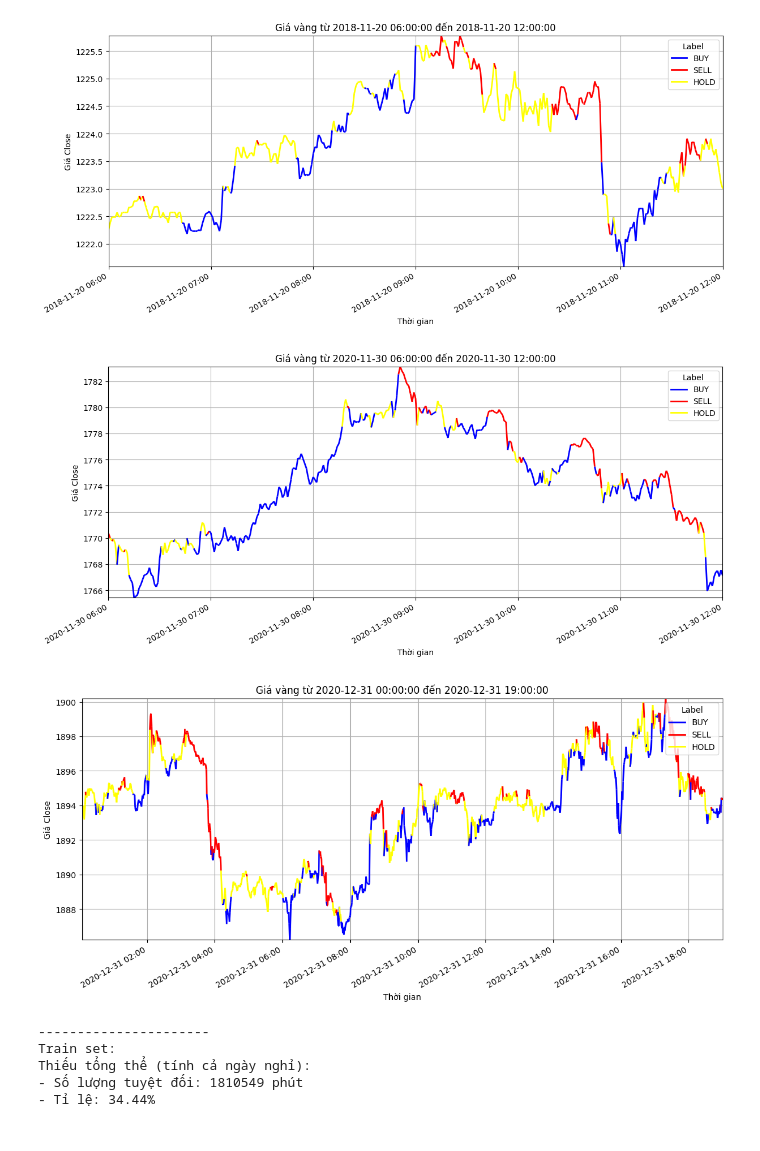
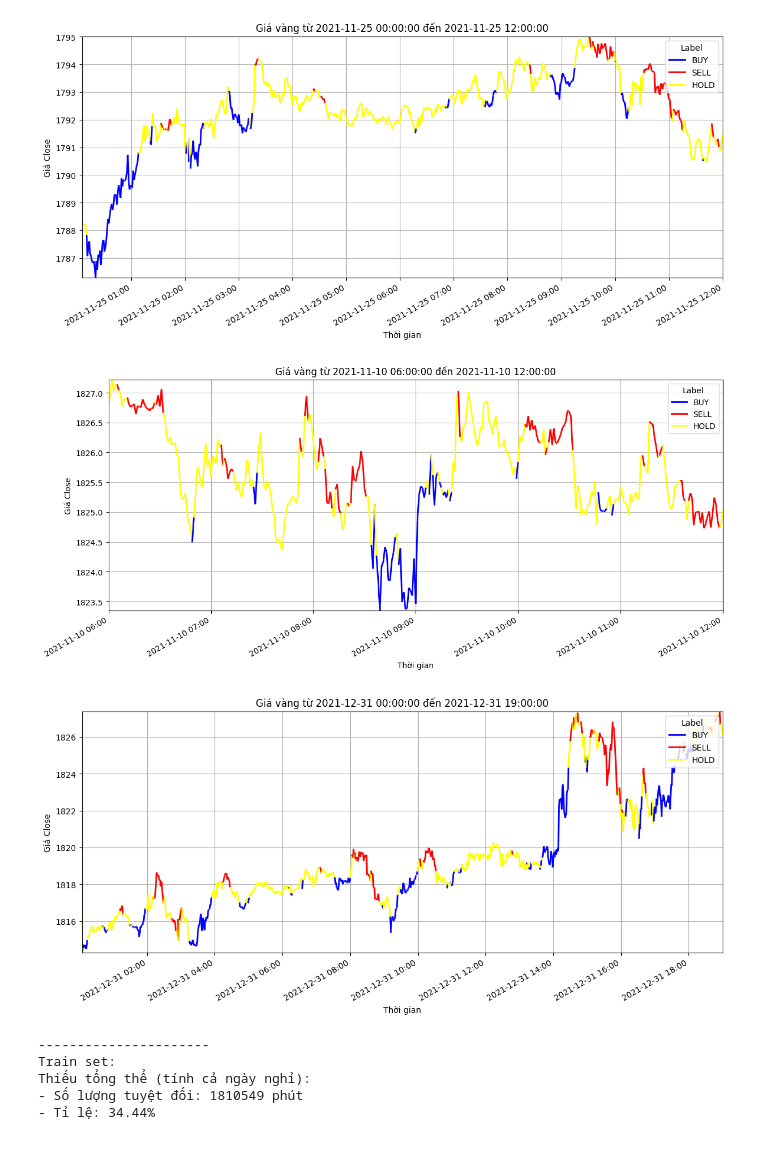
Before and after one commit to nguyenduchuyiu/xauusd-trading, a Jupyter notebook: analyst.ipynb, the cells around one changed output. Saved outputs shown, nothing was run; the diff lists cells and outputs as text; code cells hidden in the pictures.

```diff
--- a/analyst.ipynb
+++ b/analyst.ipynb
@@ -68,30 +68,30 @@ def plot_labeled_price_by_time(df, start_time, end_time):
 
     plt.show()
 # %%
-df = pd.read_csv('data/dynamic_labeled_train.csv')
+df = pd.read_csv('data/xauusd/labeled_dev.csv')
 plot_labeled_price_by_time(
     df,
-    start_time='2018-11-20 06:00:00',
-    end_time='2018-11-20 12:00:00'
+    start_time='2021-11-25 00:00:00',
+    end_time='2021-11-25 12:00:00'
 )
 # %% [output]
-[figure, old version]
+[figure, new version]
 # %%
 plot_labeled_price_by_time(
     df,
-    start_time='2020-11-30 06:00:00',
-    end_time='2020-11-30 12:00:00'
+    start_time='2021-11-10 06:00:00',
+    end_time='2021-11-10 12:00:00'
 )
 # %% [output]
-[figure, old version]
+[figure, new version]
 # %%
 plot_labeled_price_by_time(
     df,
-    start_time='2020-12-31 00:00:00',
-    end_time='2020-12-31 19:00:00'
+    start_time='2021-12-31 00:00:00',
+    end_time='2021-12-31 19:00:00'
 )
 # %% [output]
-[figure, old version]
+[figure, new version]
 # %%
 def compute_missing_value(df):
     df = df.copy()
```
Also changed, not shown: 14 other files.
